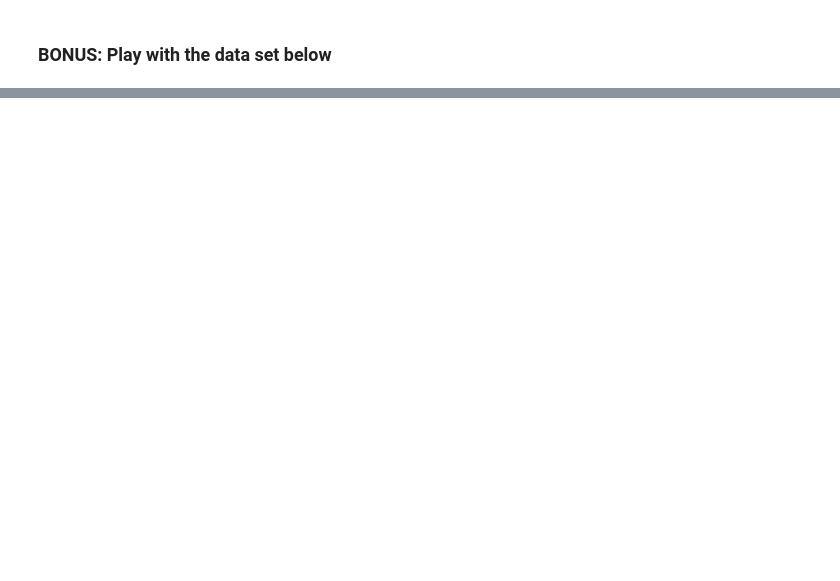
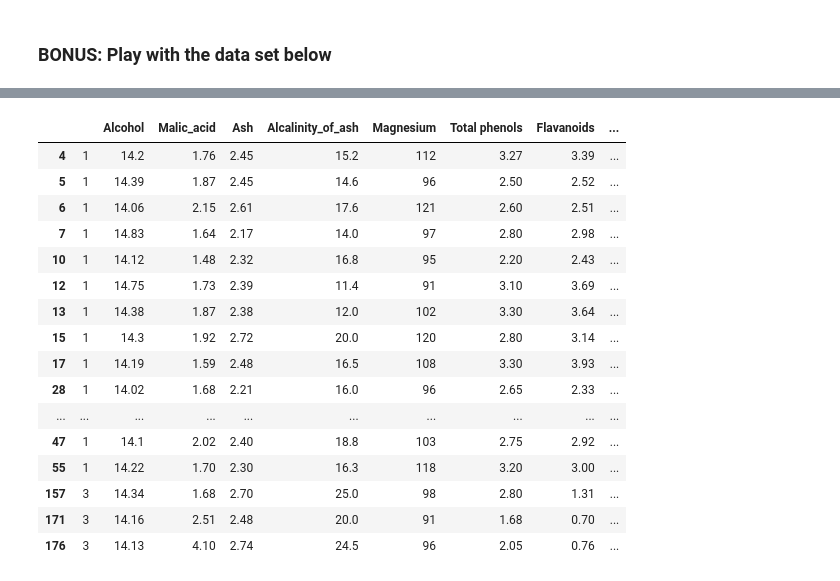
Before and after one commit to MLCCKolkata/Assignment-3, a Jupyter notebook: Satwato.ipynb, the cells around one changed output, grey strips where cells are left out. Drawn from its saved outputs; the diff is of its cells as text; code cells hidden in the pictures; blank space fills up the shorter version.

```diff
--- a/Satwato.ipynb
+++ b/Satwato.ipynb
@@ -87,0 +162,20 @@ Hint: you can use isnull() and sum()
+# %%
+wine_df[wine_df['Alcohol']>14]
+# %% [output]
+|  |  | Alcohol | Malic_acid | Ash | Alcalinity_of_ash | Magnesium | Total phenols | Flavanoids | ... |
+| 4 | 1 | 14.2 | 1.76 | 2.45 | 15.2 | 112 | 3.27 | 3.39 | ... |
+| 5 | 1 | 14.39 | 1.87 | 2.45 | 14.6 | 96 | 2.50 | 2.52 | ... |
+| 6 | 1 | 14.06 | 2.15 | 2.61 | 17.6 | 121 | 2.60 | 2.51 | ... |
+| 7 | 1 | 14.83 | 1.64 | 2.17 | 14.0 | 97 | 2.80 | 2.98 | ... |
+| 10 | 1 | 14.12 | 1.48 | 2.32 | 16.8 | 95 | 2.20 | 2.43 | ... |
+| 12 | 1 | 14.75 | 1.73 | 2.39 | 11.4 | 91 | 3.10 | 3.69 | ... |
+| 13 | 1 | 14.38 | 1.87 | 2.38 | 12.0 | 102 | 3.30 | 3.64 | ... |
+| 15 | 1 | 14.3 | 1.92 | 2.72 | 20.0 | 120 | 2.80 | 3.14 | ... |
+| 17 | 1 | 14.19 | 1.59 | 2.48 | 16.5 | 108 | 3.30 | 3.93 | ... |
+| 28 | 1 | 14.02 | 1.68 | 2.21 | 16.0 | 96 | 2.65 | 2.33 | ... |
+| ... | ... | ... | ... | ... | ... | ... | ... | ... | ... |
+| 47 | 1 | 14.1 | 2.02 | 2.40 | 18.8 | 103 | 2.75 | 2.92 | ... |
+| 55 | 1 | 14.22 | 1.70 | 2.30 | 16.3 | 118 | 3.20 | 3.00 | ... |
+| 157 | 3 | 14.34 | 1.68 | 2.70 | 25.0 | 98 | 2.80 | 1.31 | ... |
+| 171 | 3 | 14.16 | 2.51 | 2.48 | 20.0 | 91 | 1.68 | 0.70 | ... |
+| 176 | 3 | 14.13 | 4.10 | 2.74 | 24.5 | 96 | 2.05 | 0.76 | ... |
```
Also changed, not shown: parts of 10 cells of this notebook.
